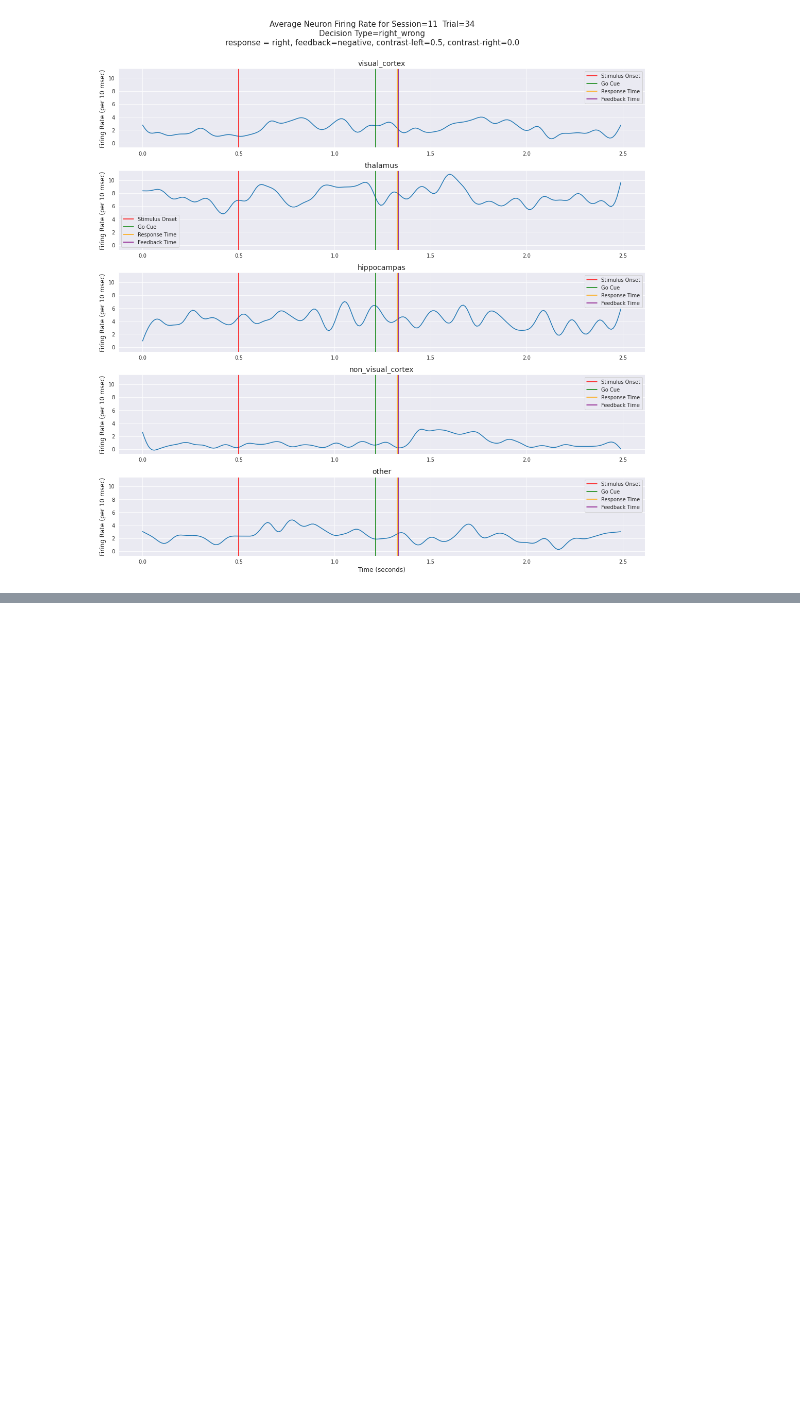
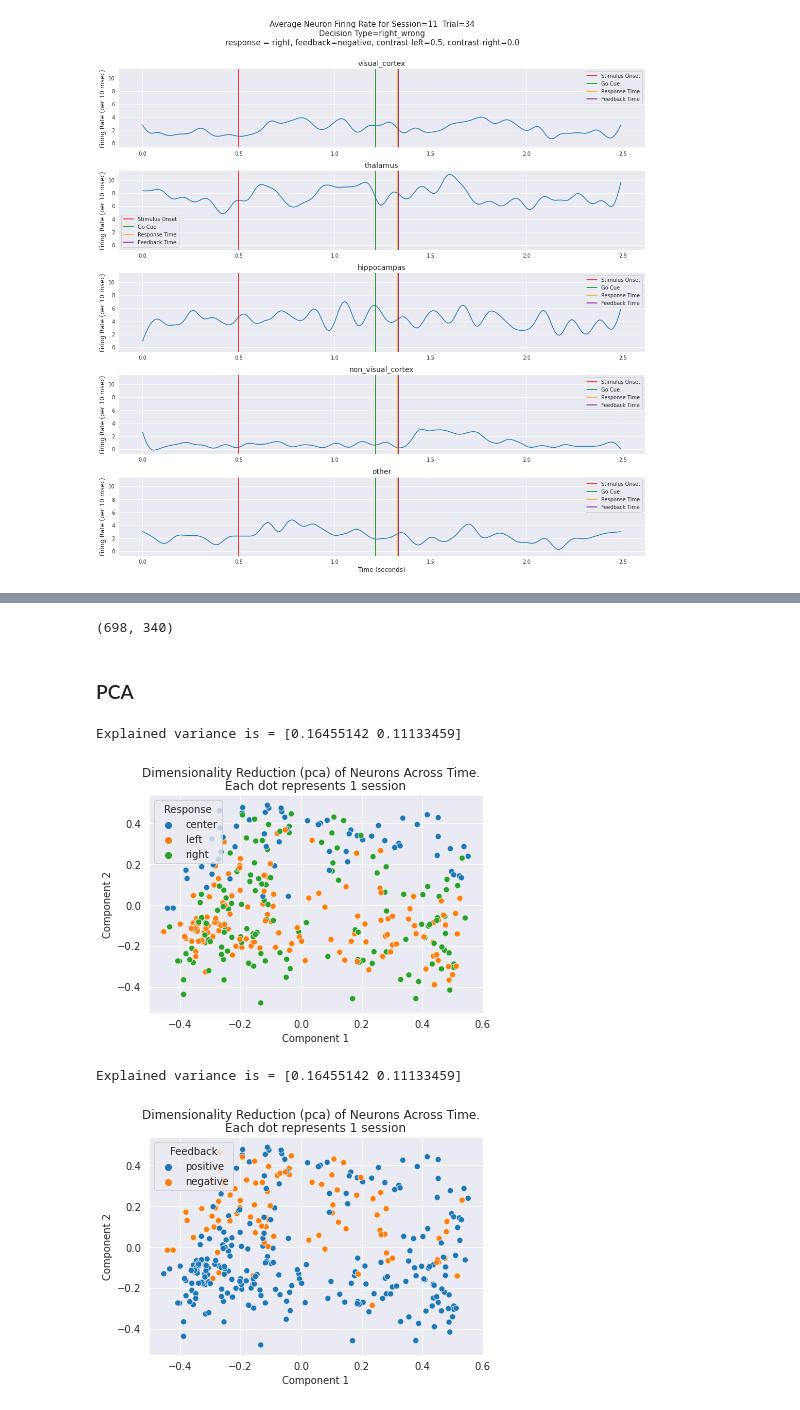
Before and after one commit to theairbend3r/spiking-brains, a Jupyter notebook: 02_behaviour_analysis.ipynb, the cells around one changed output, grey strips where cells are left out. Cells and saved outputs as stored; diff of their text form; code cells hidden in the pictures; blank space fills up the shorter version.

Commit message:
Added dim reduction methods in the notebook.

```diff
--- a/02_behaviour_analysis.ipynb
+++ b/02_behaviour_analysis.ipynb
@@ -179,0 +194,56 @@ plot_firing_rate(all_data=all_data, session_id=11, trial_id=34, smooth=True, by_
+# %%
+session_spikes = all_data[session_id]["spks"].mean(axis=2)
+session_spikes.shape
+# %% [output]
+(698, 340)
+# %%
+def plot_components(spikes_arr, class_viz_var, algorithm):
+    sns.scatterplot(x=spikes_arr[:, 0], y=spikes_arr[:, 1], hue=class_viz_var[1])
+    plt.suptitle(f"Dimensionality Reduction ({algorithm}) of Neurons Across Time.")
+    plt.title("Each dot represents 1 session")
+    plt.xlabel("Component 1")
+    plt.ylabel("Component 2")
+    plt.legend(title = class_viz_var[0])
+    plt.show()
+
+def reduce_dimensionality(spikes_arr, n_components, algorithm, plot, class_viz_var):
+    if algorithm == "pca":
+        spikes_arr_mean = spikes_arr.mean(axis=0)
+        spikes_arr_reduced_dim = PCA(n_components=n_components,
+                  random_state=2021).fit_transform((spikes_arr - spikes_arr_mean).T)
+        print(f"Explained variance is = {pca.explained_variance_ratio_}")
+
+    elif algorithm == "tsne":
+        spikes_arr_reduced_dim = TSNE(n_components=n_components,
+                                  random_state=2021).fit_transform(spikes_arr.T)
+
+    elif algorithm == "factor-analysis":
+        spikes_arr_reduced_dim = FactorAnalysis(n_components=n_components,
+                                  random_state=2021).fit_transform(spikes_arr.T)
+    elif algorithm == "fast-ica":
+        spikes_arr_reduced_dim = FastICA(n_components=n_components,
+                                  random_state=2021).fit_transform(spikes_arr.T)
+
+    if plot:
+        plot_components(spikes_arr_reduced_dim, class_viz_var, algorithm)
+    else:
+        return spikes_arr_reduced_dim
+# %% [markdown]
+### PCA
+# %%
+reduce_dimensionality(spikes_arr=session_spikes,
+                      n_components=2,
+                      algorithm="pca",
+                      plot=True,
+                      class_viz_var=("Response", session_respones))
+
+reduce_dimensionality(spikes_arr=session_spikes,
+                      n_components=2,
+                      algorithm="pca",
+                      plot=True,
+                      class_viz_var=("Feedback", session_feedbacks))
+# %% [output]
+Explained variance is = [0.16455142 0.11133459]
+[figure, added]
+Explained variance is = [0.16455142 0.11133459]
+[figure, added]
```
Also changed, not shown: parts of 9 cells of this notebook, 1 other file.
